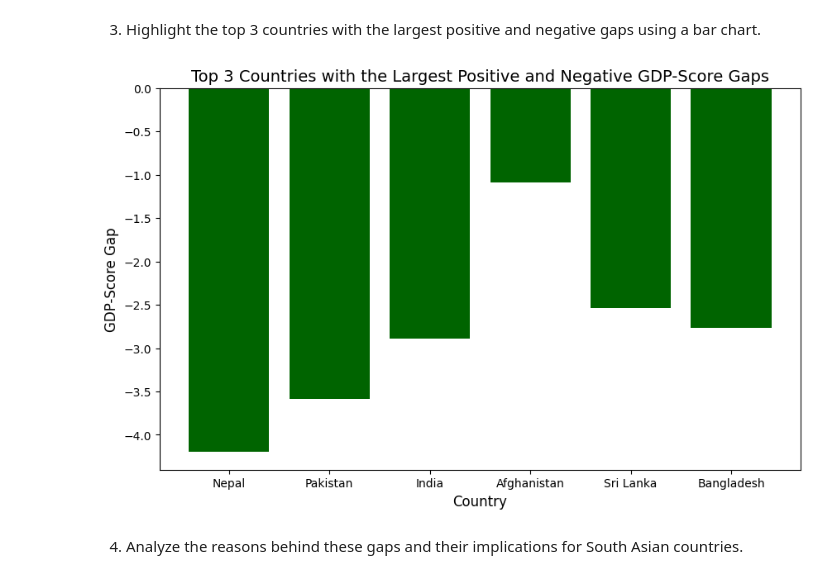
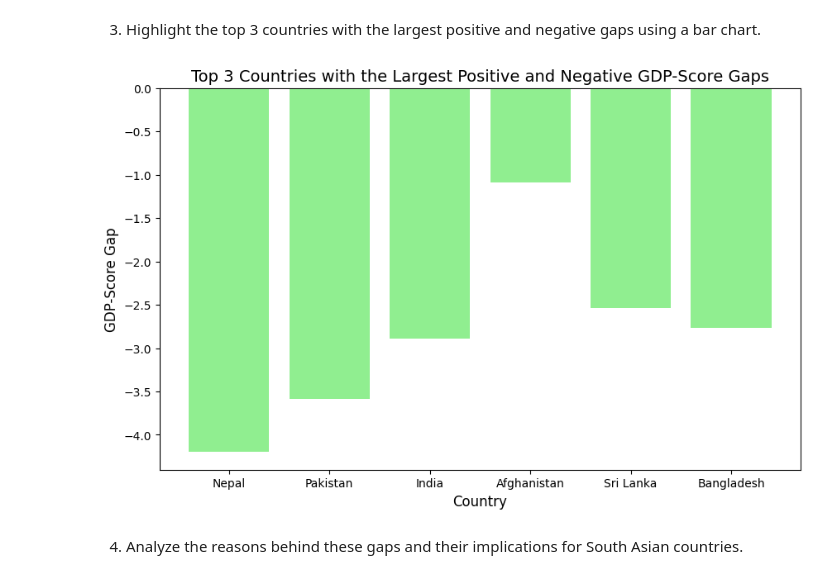
Before and after one commit to bishalbadu/2434731_BishalBadu, a Jupyter notebook: 2434731_Bishal_Badu.ipynb, the cells around one changed output. Cells and saved outputs as stored; diff of their text form; code cells hidden in the pictures.

```diff
--- a/2434731_Bishal_Badu.ipynb
+++ b/2434731_Bishal_Badu.ipynb
@@ -506,18 +506,18 @@ descending_gap = south_asian_df.sort_values(by='GDP-Score Gap', ascending=False)
 # %%
 top_positive_gap = descending_gap.head(3)
 top_negative_gap = ascending_gap.head(3)
 
 top_gap = pd.concat([top_negative_gap, top_positive_gap])
 
 plt.figure(figsize=(10, 6))
-plt.bar(top_gap['Country name'], top_gap['GDP-Score Gap'], color=['green' if gap > 0 else 'darkgreen' for gap in top_gap['GDP-Score Gap']])
+plt.bar(top_gap['Country name'], top_gap['GDP-Score Gap'], color=['green' if gap > 0 else 'lightgreen' for gap in top_gap['GDP-Score Gap']])
 plt.ylabel('GDP-Score Gap', fontsize=12)
 plt.xlabel('Country', fontsize=12)
 plt.title('Top 3 Countries with the Largest Positive and Negative GDP-Score Gaps', fontsize=14)
 
 plt.show()
 # %% [output]
-[figure, old version]
+[figure, new version]
 # %% [markdown]
 4. Analyze the reasons behind these gaps and their implications for South Asian countries.
 # %% [markdown]
```
Also changed, not shown: parts of 4 cells of this notebook.
